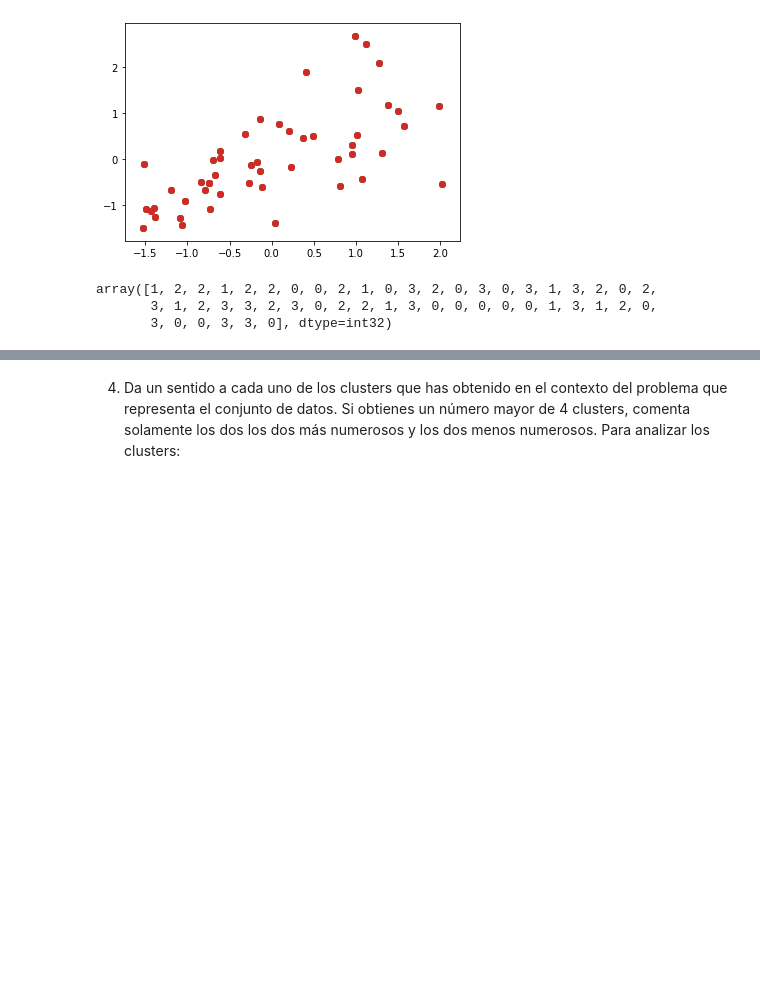
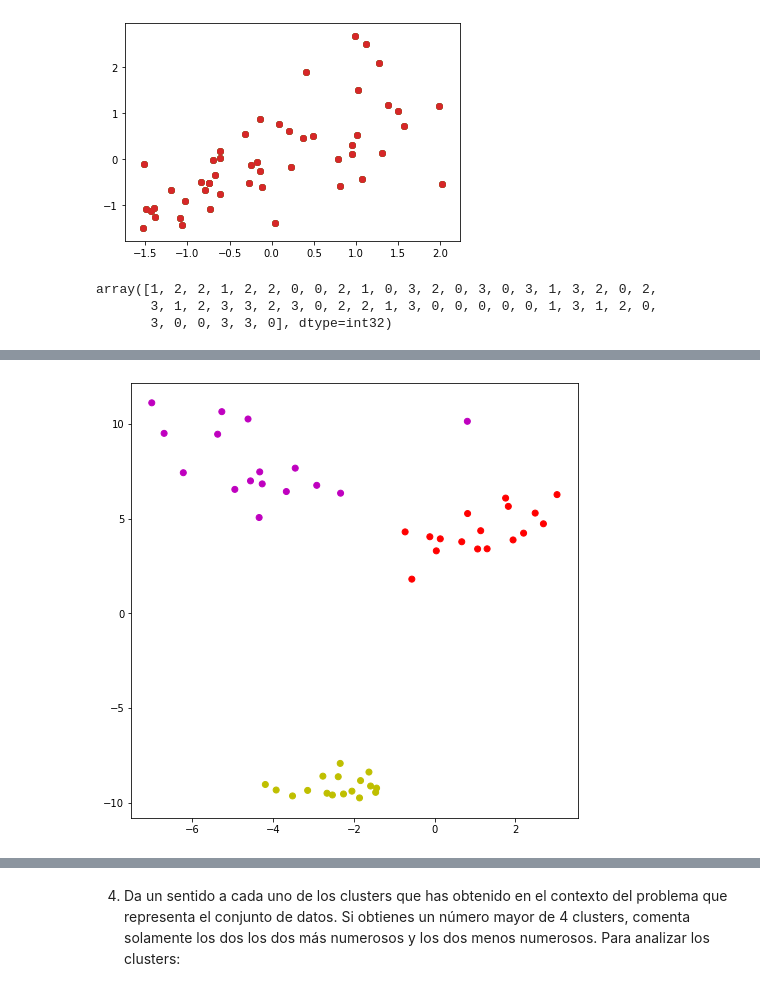
Before and after one commit to diegoambite/IA2, a Jupyter notebook: Práctica 1 IA2.ipynb, the cells around one changed output, grey strips where cells are left out. Saved outputs shown, nothing was run; the diff lists cells and outputs as text; code cells hidden in the pictures; blank space fills up the shorter version.

```diff
--- a/Práctica 1 IA2.ipynb
+++ b/Práctica 1 IA2.ipynb
@@ -182,0 +206,4 @@ plot_clusters(X)
+# %%
+plot_clusters(X, labels)
+# %% [output]
+[figure, added]
```
Also changed, not shown: parts of 45 cells of this notebook.
